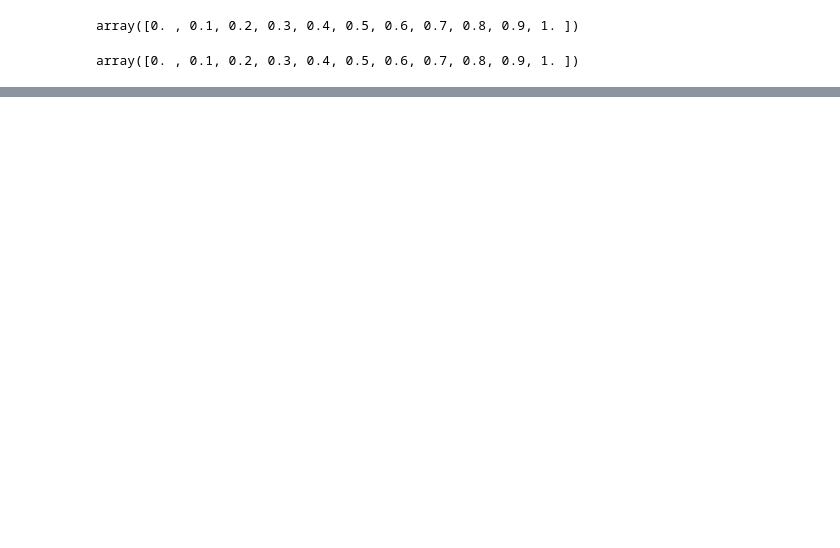
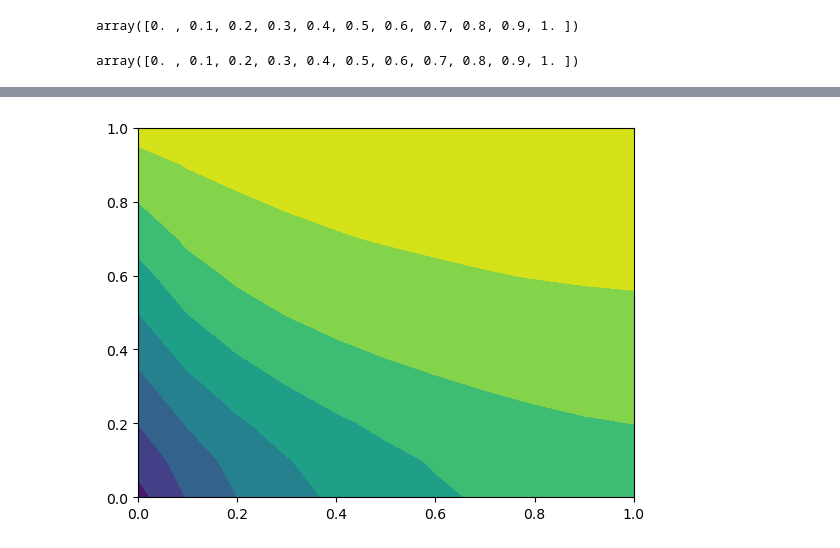
Before and after one commit to AdamCutright/ChE-7500, a Jupyter notebook: Project_2_part_2.ipynb, the cells around one changed output, grey strips where cells are left out. Drawn from its saved outputs; the diff is of its cells as text; code cells hidden in the pictures; blank space fills up the shorter version.

```diff
--- a/Project_2_part_2.ipynb
+++ b/Project_2_part_2.ipynb
@@ -185,0 +200,15 @@ plt.show()
+# %%
+fig = plt.figure()
+ax = plt.axes()
+
+def animate(i):
+    contour = plt.contourf(X, Y, T[:, :, i])
+    return contour
+
+anim = animation.FuncAnimation(fig, animate, frames=nt, interval=500, blit=False)
+
+anim.save('test_animation_1.mp4', fps=10)
+
+plt.show()
+# %% [output]
+[figure, added]
```
Also changed, not shown: parts of 13 cells of this notebook.
